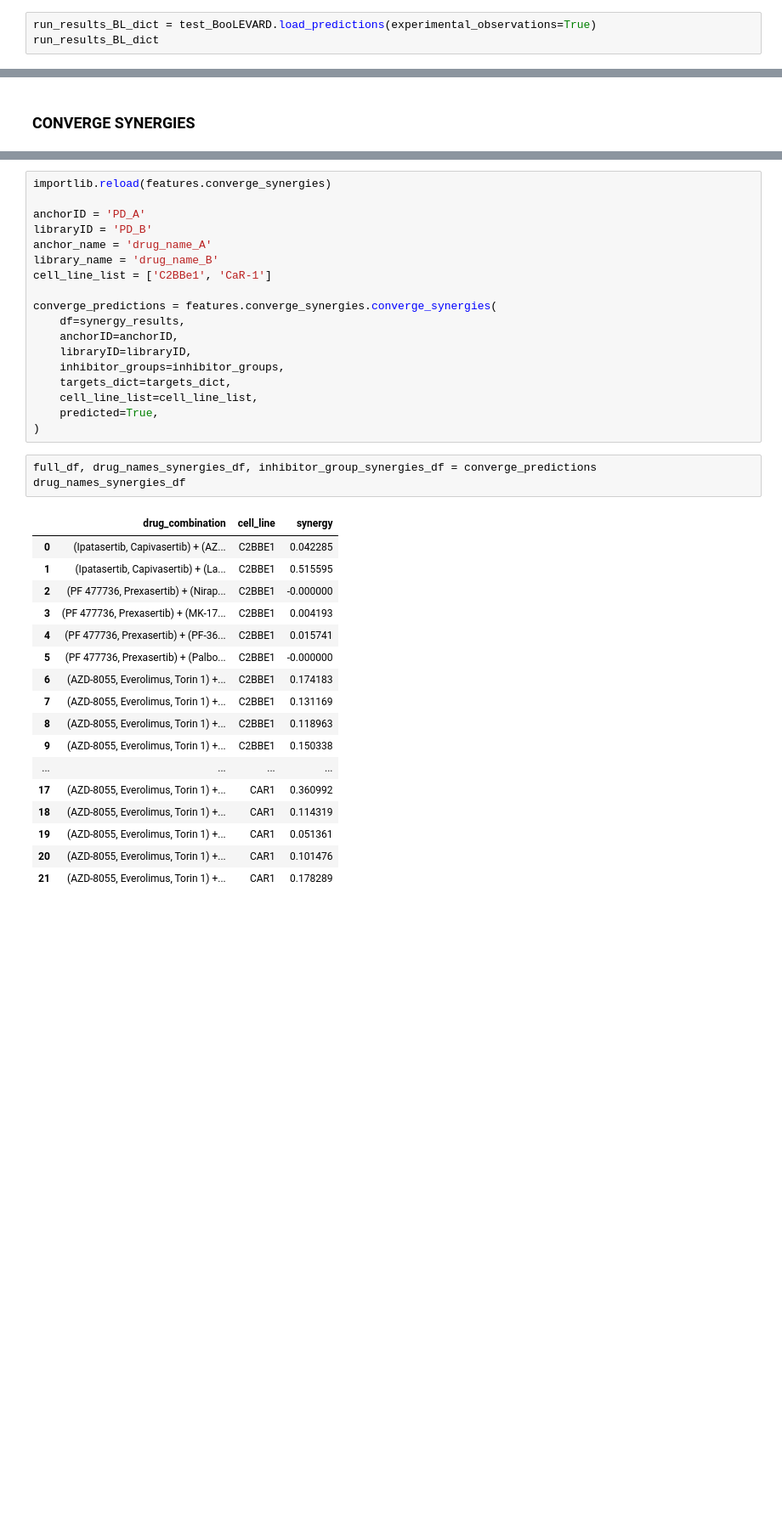
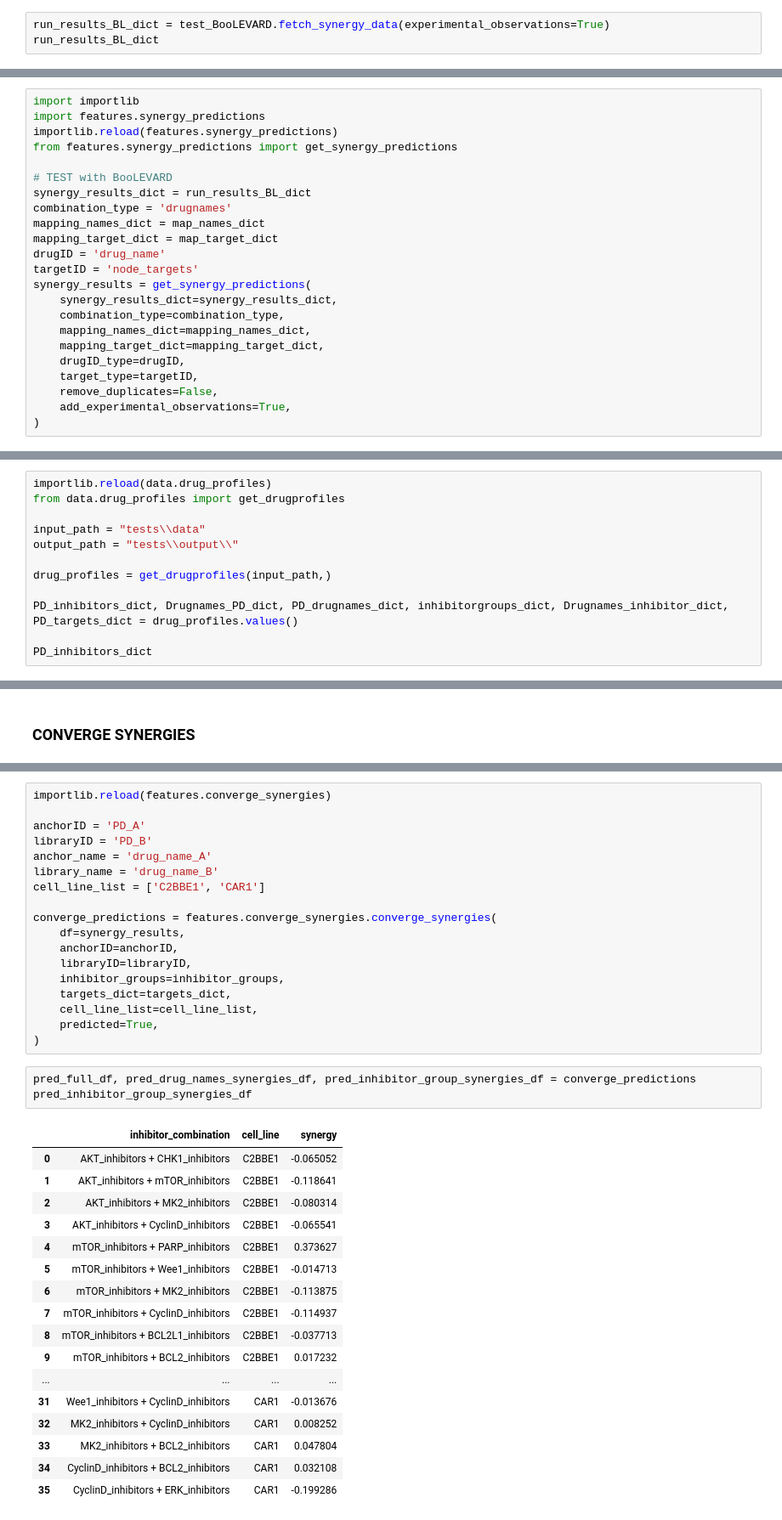
Before and after one commit to ViviamSB/SYNCO, a Jupyter notebook: notebook_tests.ipynb, the cells around one changed output, grey strips where cells are left out. Shown: that part at 85% size. Cells and saved outputs as stored; diff of their text form; blank space fills up the shorter version.

Commit message:
make compare_synergies

```diff
--- a/notebook_tests.ipynb
+++ b/notebook_tests.ipynb
@@ -155,6 +158,6 @@ run_results_DL_dict
   9   PD_03-PD_04 -0.360992
   10  PD_03-PD_11 -0.178289)}
 # %%
-run_results_BL_dict = test_BooLEVARD.load_predictions(experimental_observations=True)
+run_results_BL_dict = test_BooLEVARD.fetch_synergy_data(experimental_observations=True)
 run_results_BL_dict
 # %% [output]
@@ -233,3 +238,26 @@ synergy_results
 | 8 | PD_03-PD_09 | -0.118963 | -0.051361 | PD_03 | PD_09 | AZD-8055, Everolimus, Torin 1 | Navitoclax | ['mTOR_c2', 'mTOR_c1'] | ... |
 | 9 | PD_03-PD_10 | -0.150338 | -0.101476 | PD_03 | PD_10 | AZD-8055, Everolimus, Torin 1 | Obatoclax Mesylate | ['mTOR_c2', 'mTOR_c1'] | ... |
 | 10 | PD_03-PD_11 | -0.223805 | -0.178289 | PD_03 | PD_11 | AZD-8055, Everolimus, Torin 1 | Ulixertinib, Ulixertinib, Ulixert... | ['mTOR_c2', 'mTOR_c1'] | ... |
+# %%
+import importlib
+import features.synergy_predictions
+importlib.reload(features.synergy_predictions)
+from features.synergy_predictions import get_synergy_predictions
+
+# TEST with BooLEVARD
+synergy_results_dict = run_results_BL_dict
+combination_type = 'drugnames'
+mapping_names_dict = map_names_dict
+mapping_target_dict = map_target_dict
+drugID = 'drug_name'
+targetID = 'node_targets'
+synergy_results = get_synergy_predictions(
+    synergy_results_dict=synergy_results_dict,
+    combination_type=combination_type,
+    mapping_names_dict=mapping_names_dict,
+    mapping_target_dict=mapping_target_dict,
+    drugID_type=drugID,
+    target_type=targetID,
+    remove_duplicates=False,
+    add_experimental_observations=True,
+)
@@ -246,3 +294,15 @@ Drugnames_inhibitor_dict = utils.make_dictionary(mapping, 'drug_name', 'inhibito
 
 mapping2 = utils.load_dataframe(folder="tests\\data", pattern="drug_profiles.csv")
 PD_targets_dict = utils.make_dictionary(mapping2, 'PD_profile', 'node_targets')
+# %%
+importlib.reload(data.drug_profiles)
+from data.drug_profiles import get_drugprofiles
+
+input_path = "tests\\data"
+output_path = "tests\\output\\"
+
+drug_profiles = get_drugprofiles(input_path,)
+
+PD_inhibitors_dict, Drugnames_PD_dict, PD_drugnames_dict, inhibitorgroups_dict, Drugnames_inhibitor_dict, PD_targets_dict = drug_profiles.values()
+
+PD_inhibitors_dict
@@ -292,7 +368,7 @@ anchorID = 'PD_A'
 libraryID = 'PD_B'
 anchor_name = 'drug_name_A'
 library_name = 'drug_name_B'
-cell_line_list = ['C2BBe1', 'CaR-1']
+cell_line_list = ['C2BBE1', 'CAR1']
 
 converge_predictions = features.converge_synergies.converge_synergies(
     df=synergy_results,
@@ -304,23 +380,23 @@ converge_predictions = features.converge_synergies.converge_synergies(
     predicted=True,
 )
 # %%
-full_df, drug_names_synergies_df, inhibitor_group_synergies_df = converge_predictions
-drug_names_synergies_df
+pred_full_df, pred_drug_names_synergies_df, pred_inhibitor_group_synergies_df = converge_predictions
+pred_inhibitor_group_synergies_df
 # %% [output]
-|  | drug_combination | cell_line | synergy |
-| 0 | (Ipatasertib, Capivasertib) + (AZ... | C2BBE1 | 0.042285 |
-| 1 | (Ipatasertib, Capivasertib) + (La... | C2BBE1 | 0.515595 |
-| 2 | (PF 477736, Prexasertib) + (Nirap... | C2BBE1 | -0.000000 |
-| 3 | (PF 477736, Prexasertib) + (MK-17... | C2BBE1 | 0.004193 |
-| 4 | (PF 477736, Prexasertib) + (PF-36... | C2BBE1 | 0.015741 |
-| 5 | (PF 477736, Prexasertib) + (Palbo... | C2BBE1 | -0.000000 |
-| 6 | (AZD-8055, Everolimus, Torin 1) +... | C2BBE1 | 0.174183 |
-| 7 | (AZD-8055, Everolimus, Torin 1) +... | C2BBE1 | 0.131169 |
-| 8 | (AZD-8055, Everolimus, Torin 1) +... | C2BBE1 | 0.118963 |
-| 9 | (AZD-8055, Everolimus, Torin 1) +... | C2BBE1 | 0.150338 |
+|  | inhibitor_combination | cell_line | synergy |
+| 0 | AKT_inhibitors + CHK1_inhibitors | C2BBE1 | -0.065052 |
+| 1 | AKT_inhibitors + mTOR_inhibitors | C2BBE1 | -0.118641 |
+| 2 | AKT_inhibitors + MK2_inhibitors | C2BBE1 | -0.080314 |
+| 3 | AKT_inhibitors + CyclinD_inhibitors | C2BBE1 | -0.065541 |
+| 4 | mTOR_inhibitors + PARP_inhibitors | C2BBE1 | 0.373627 |
+| 5 | mTOR_inhibitors + Wee1_inhibitors | C2BBE1 | -0.014713 |
+| 6 | mTOR_inhibitors + MK2_inhibitors | C2BBE1 | -0.113875 |
+| 7 | mTOR_inhibitors + CyclinD_inhibitors | C2BBE1 | -0.114937 |
+| 8 | mTOR_inhibitors + BCL2L1_inhibitors | C2BBE1 | -0.037713 |
+| 9 | mTOR_inhibitors + BCL2_inhibitors | C2BBE1 | 0.017232 |
 | ... | ... | ... | ... |
-| 17 | (AZD-8055, Everolimus, Torin 1) +... | CAR1 | 0.360992 |
-| 18 | (AZD-8055, Everolimus, Torin 1) +... | CAR1 | 0.114319 |
-| 19 | (AZD-8055, Everolimus, Torin 1) +... | CAR1 | 0.051361 |
-| 20 | (AZD-8055, Everolimus, Torin 1) +... | CAR1 | 0.101476 |
-| 21 | (AZD-8055, Everolimus, Torin 1) +... | CAR1 | 0.178289 |
+| 31 | Wee1_inhibitors + CyclinD_inhibitors | CAR1 | -0.013676 |
+| 32 | MK2_inhibitors + CyclinD_inhibitors | CAR1 | 0.008252 |
+| 33 | MK2_inhibitors + BCL2_inhibitors | CAR1 | 0.047804 |
+| 34 | CyclinD_inhibitors + BCL2_inhibitors | CAR1 | 0.032108 |
+| 35 | CyclinD_inhibitors + ERK_inhibitors | CAR1 | -0.199286 |
```
Also changed, not shown: parts of 15 cells of this notebook, 18 other files.
